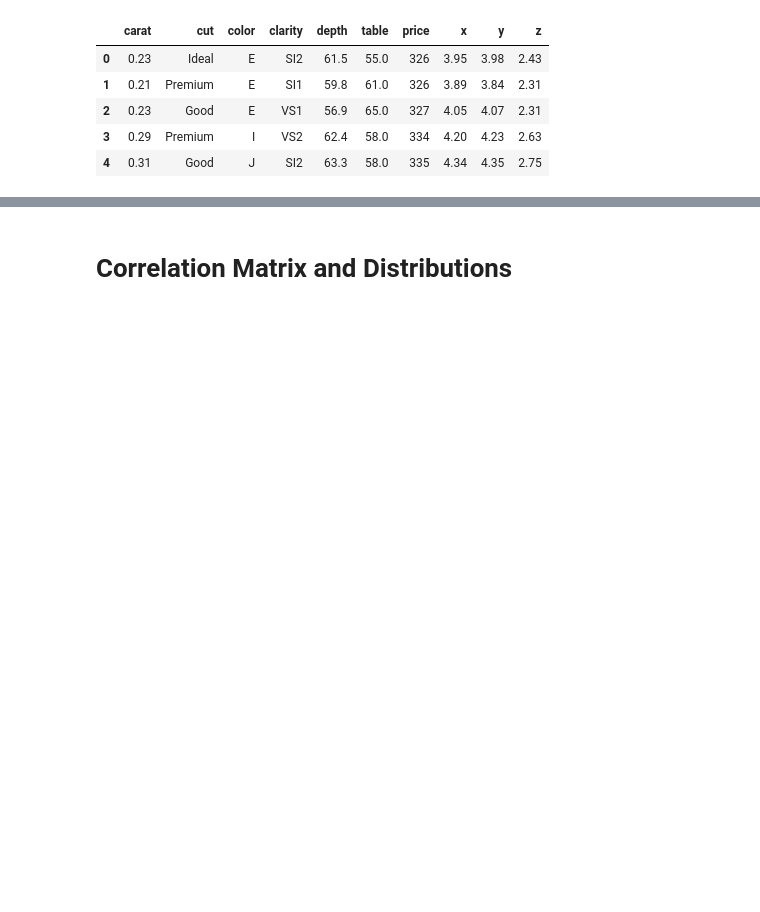
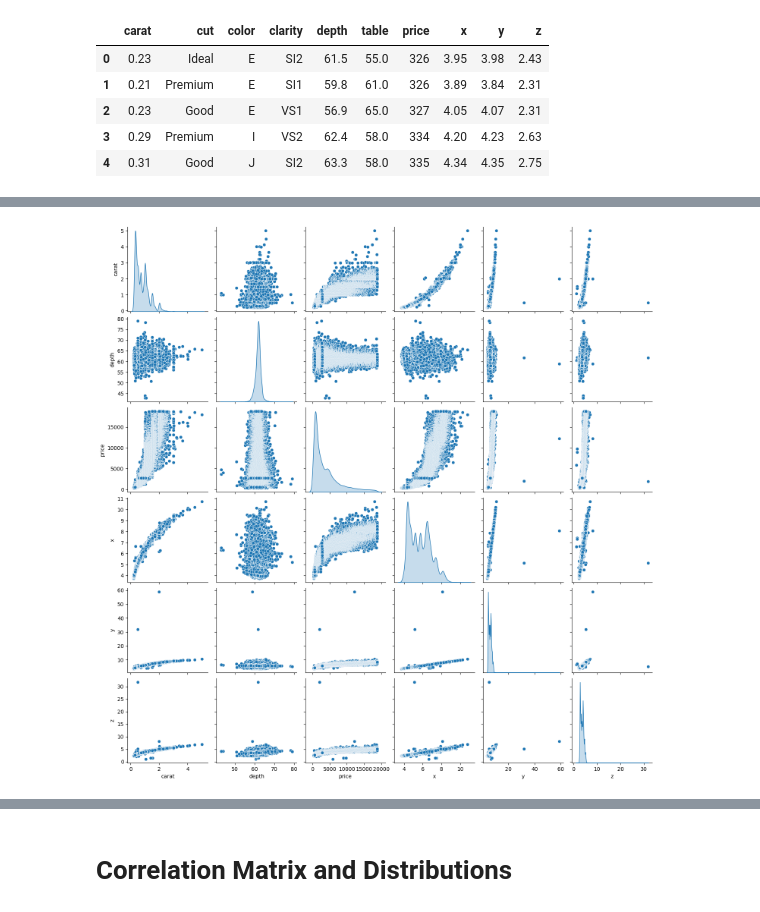
Before and after one commit to Mohamed-Elsafty23/MScManagementDataScience, a Jupyter notebook: Applied_Statistical_Data_Analysis/Diamond Price Prediction/main.ipynb, the cells around one changed output, grey strips where cells are left out. Saved outputs shown, nothing was run; the diff lists cells and outputs as text; code cells hidden in the pictures; blank space fills up the shorter version.

```diff
--- a/Applied_Statistical_Data_Analysis/Diamond Price Prediction/main.ipynb
+++ b/Applied_Statistical_Data_Analysis/Diamond Price Prediction/main.ipynb
@@ -63,0 +92,6 @@ memory usage: 4.1+ MB
+# %%
+# Generate a pairplot
+sns.pairplot(data[['carat', 'depth', 'price','x','y','z']], diag_kind="kde")
+plt.show()
+# %% [output]
+[figure, added]
```
Also changed, not shown: parts of 21 cells of this notebook, 5 other files.
